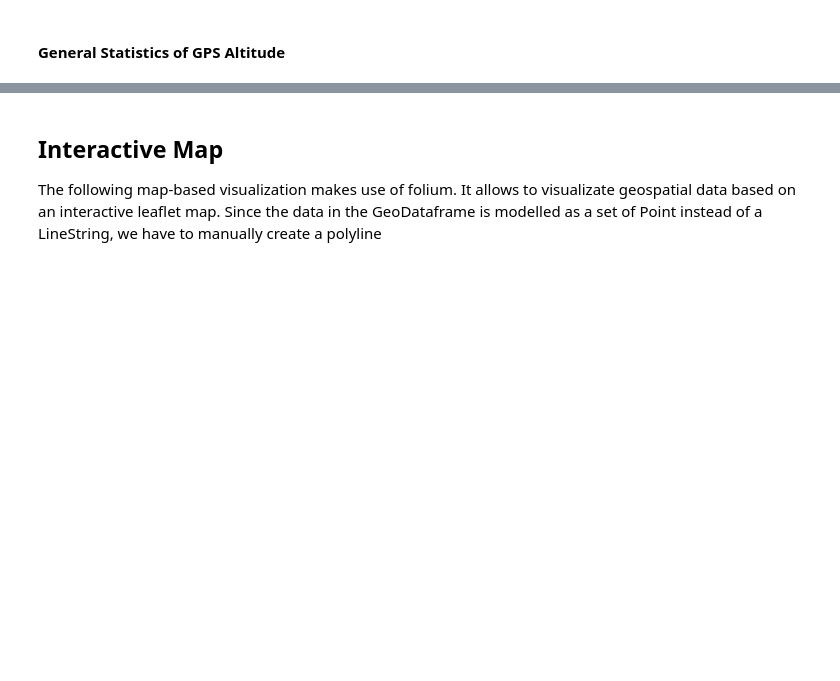
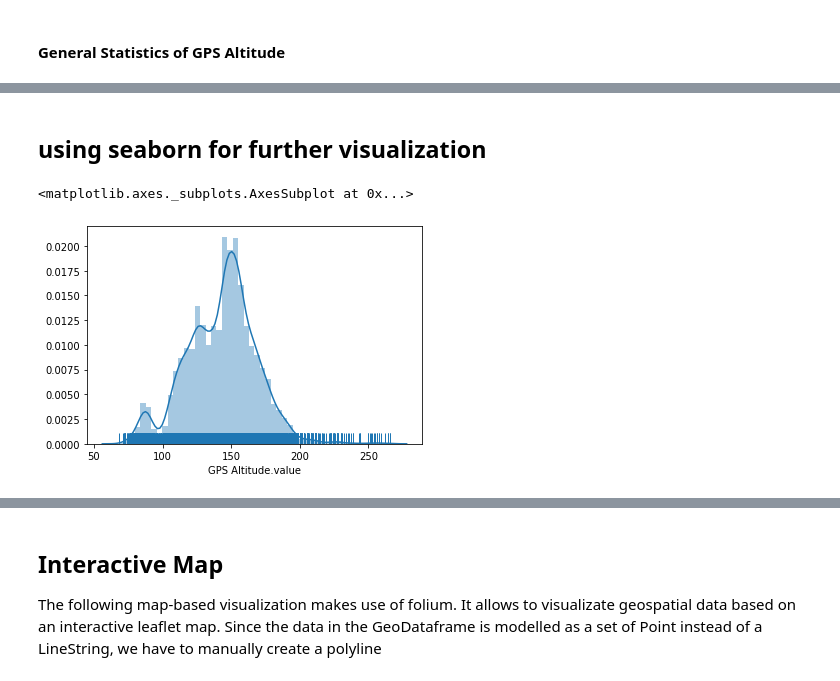
Before and after one commit to enviroCar/envirocar-py, a Jupyter notebook: examples/api_request_Poshan.ipynb, the cells around one changed output, grey strips where cells are left out. Cells and saved outputs as stored; diff of their text form; code cells hidden in the pictures; blank space fills up the shorter version.

```diff
--- a/examples/api_request_Poshan.ipynb
+++ b/examples/api_request_Poshan.ipynb
@@ -118 +127,3 @@ max       762.999989
 Name: GPS Altitude.value, dtype: float64
+# %% [markdown]
+## using seaborn for further visualization
@@ -118,0 +132,5 @@ Name: GPS Altitude.value, dtype: float64
+# %%
+sbn.distplot(track_df["GPS Altitude.value"], hist=True, rug=True)
+# %% [output]
+<matplotlib.axes._subplots.AxesSubplot at 0x...>
+[figure, added]
```
Also changed, not shown: parts of 17 cells of this notebook.
